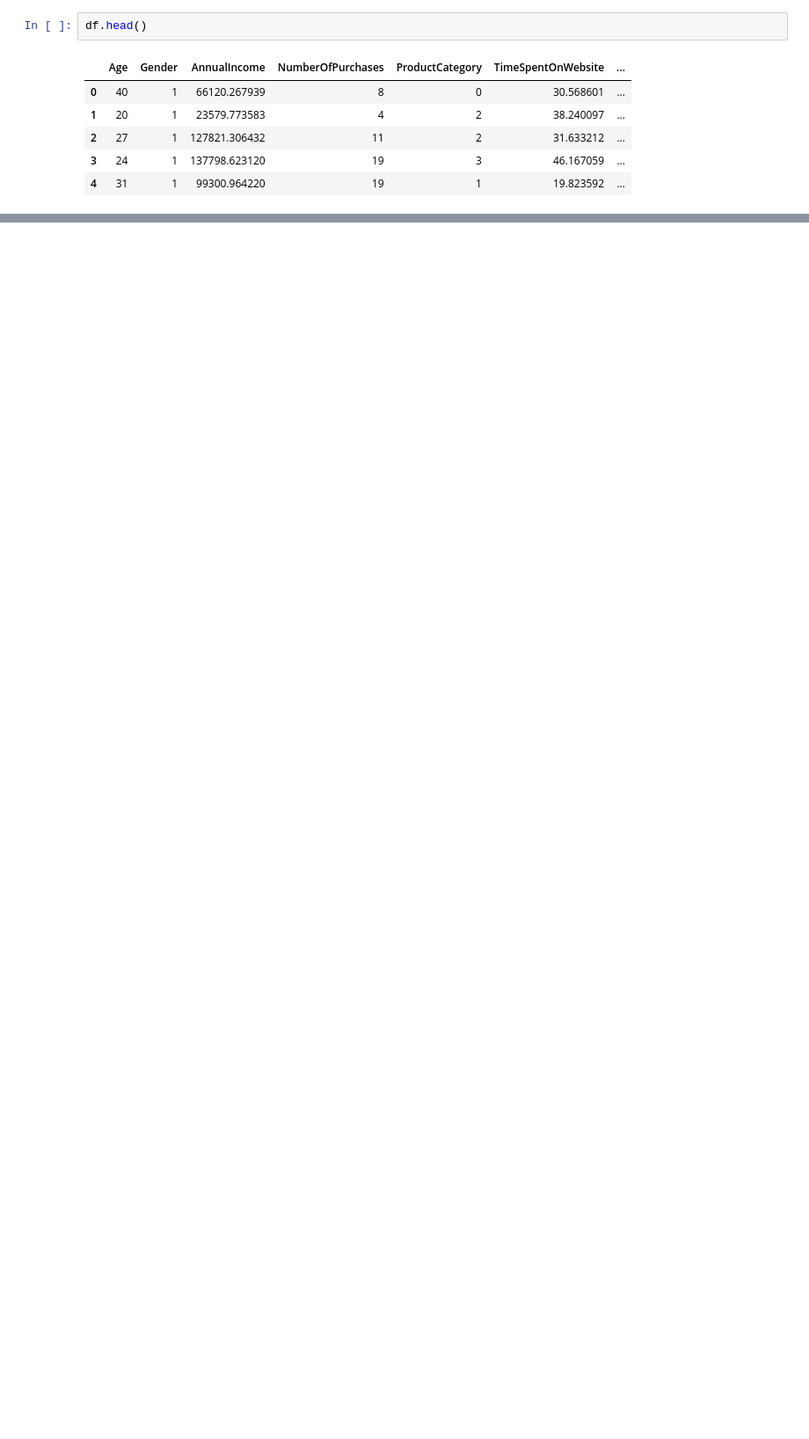
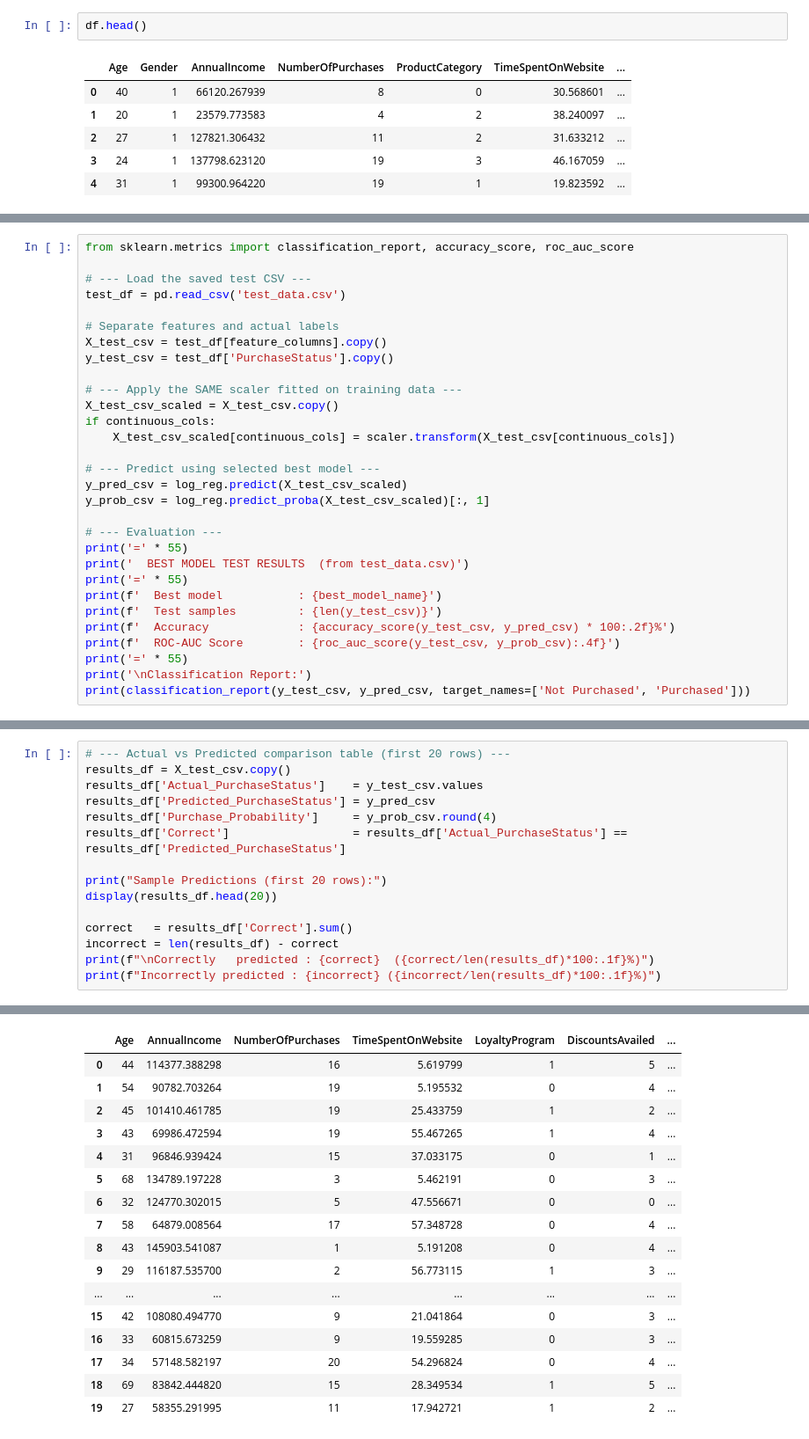
Before and after one commit to pralad-parajuli/customer-purchase-behavior, a Jupyter notebook: Purchase.ipynb, the cells around one changed output, grey strips where cells are left out. Shown at 88% size. Drawn from its saved outputs; the diff is of its cells as text; blank space fills up the shorter version.

```diff
--- a/Purchase.ipynb
+++ b/Purchase.ipynb
@@ -1540,0 +1773,30 @@ df.head()
+# %%
+from sklearn.metrics import classification_report, accuracy_score, roc_auc_score
+
+# --- Load the saved test CSV ---
+test_df = pd.read_csv('test_data.csv')
+
+# Separate features and actual labels
+X_test_csv = test_df[feature_columns].copy()
+y_test_csv = test_df['PurchaseStatus'].copy()
+
+# --- Apply the SAME scaler fitted on training data ---
+X_test_csv_scaled = X_test_csv.copy()
+if continuous_cols:
+    X_test_csv_scaled[continuous_cols] = scaler.transform(X_test_csv[continuous_cols])
+
+# --- Predict using selected best model ---
+y_pred_csv = log_reg.predict(X_test_csv_scaled)
+y_prob_csv = log_reg.predict_proba(X_test_csv_scaled)[:, 1]
+
+# --- Evaluation ---
+print('=' * 55)
+print('  BEST MODEL TEST RESULTS  (from test_data.csv)')
+print('=' * 55)
+print(f'  Best model           : {best_model_name}')
+print(f'  Test samples         : {len(y_test_csv)}')
+print(f'  Accuracy             : {accuracy_score(y_test_csv, y_pred_csv) * 100:.2f}%')
+print(f'  ROC-AUC Score        : {roc_auc_score(y_test_csv, y_prob_csv):.4f}')
+print('=' * 55)
+print('\nClassification Report:')
+print(classification_report(y_test_csv, y_pred_csv, target_names=['Not Purchased', 'Purchased']))
@@ -1540,0 +1822,16 @@ df.head()
+# %%
+# --- Actual vs Predicted comparison table (first 20 rows) ---
+results_df = X_test_csv.copy()
+results_df['Actual_PurchaseStatus']    = y_test_csv.values
+results_df['Predicted_PurchaseStatus'] = y_pred_csv
+results_df['Purchase_Probability']     = y_prob_csv.round(4)
+results_df['Correct']                  = results_df['Actual_PurchaseStatus'] == results_df['Predicted_PurchaseStatus']
+
+print("Sample Predictions (first 20 rows):")
+display(results_df.head(20))
+
+correct   = results_df['Correct'].sum()
+incorrect = len(results_df) - correct
+print(f"\nCorrectly   predicted : {correct}  ({correct/len(results_df)*100:.1f}%)")
+print(f"Incorrectly predicted : {incorrect} ({incorrect/len(results_df)*100:.1f}%)")
+# %% [output]
@@ -1540,0 +1839,17 @@ df.head()
+|  | Age | AnnualIncome | NumberOfPurchases | TimeSpentOnWebsite | LoyaltyProgram | DiscountsAvailed | ... |
+| 0 | 44 | 114377.388298 | 16 | 5.619799 | 1 | 5 | ... |
+| 1 | 54 | 90782.703264 | 19 | 5.195532 | 0 | 4 | ... |
+| 2 | 45 | 101410.461785 | 19 | 25.433759 | 1 | 2 | ... |
+| 3 | 43 | 69986.472594 | 19 | 55.467265 | 1 | 4 | ... |
+| 4 | 31 | 96846.939424 | 15 | 37.033175 | 0 | 1 | ... |
+| 5 | 68 | 134789.197228 | 3 | 5.462191 | 0 | 3 | ... |
+| 6 | 32 | 124770.302015 | 5 | 47.556671 | 0 | 0 | ... |
+| 7 | 58 | 64879.008564 | 17 | 57.348728 | 0 | 4 | ... |
+| 8 | 43 | 145903.541087 | 1 | 5.191208 | 0 | 4 | ... |
+| 9 | 29 | 116187.535700 | 2 | 56.773115 | 1 | 3 | ... |
+| ... | ... | ... | ... | ... | ... | ... | ... |
+| 15 | 42 | 108080.494770 | 9 | 21.041864 | 0 | 3 | ... |
+| 16 | 33 | 60815.673259 | 9 | 19.559285 | 0 | 3 | ... |
+| 17 | 34 | 57148.582197 | 20 | 54.296824 | 0 | 4 | ... |
+| 18 | 69 | 83842.444820 | 15 | 28.349534 | 1 | 5 | ... |
+| 19 | 27 | 58355.291995 | 11 | 17.942721 | 1 | 2 | ... |
```
Also changed, not shown: parts of 11 cells of this notebook.
